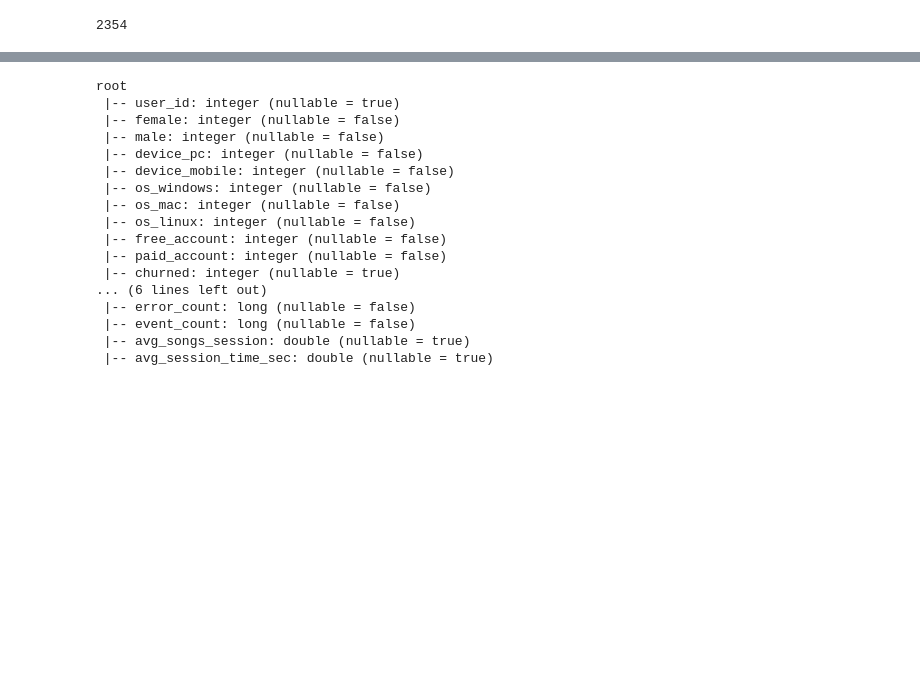
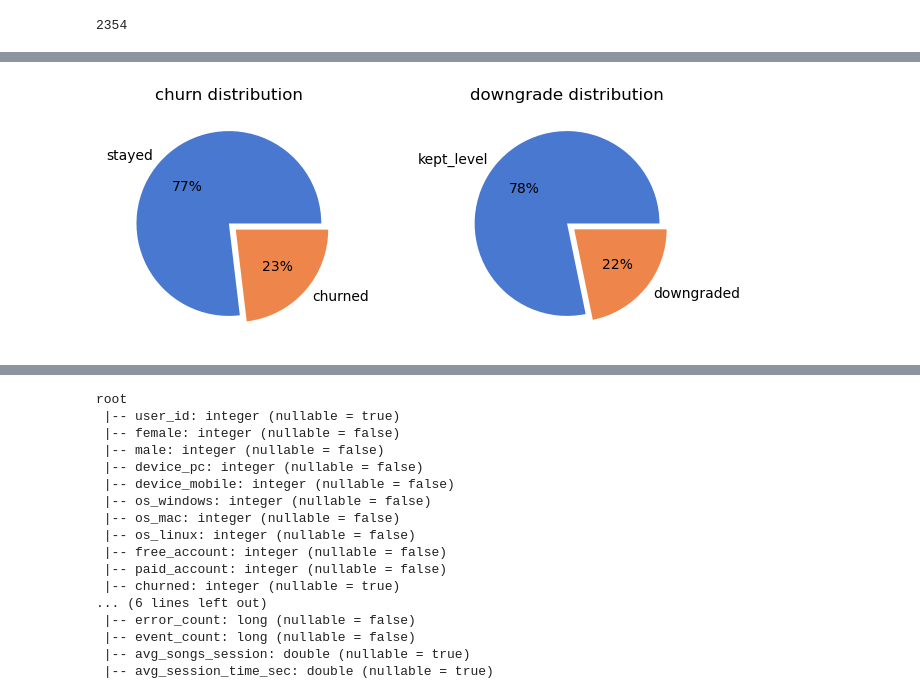
Before and after one commit to audidatacamp370/p4_capstone_spakify, a Jupyter notebook: Sparkify.ipynb, the cells around one changed output, grey strips where cells are left out. Cells and saved outputs as stored; diff of their text form; code cells hidden in the pictures; blank space fills up the shorter version.

```diff
--- a/Sparkify.ipynb
+++ b/Sparkify.ipynb
@@ -560,0 +339,10 @@ only showing top 5 rows
+# %%
+# plotting pie charts for distribution for churned and downgraded users
+fig, axs = plt.subplots(1, 2, figsize=[8,3])
+axs[0].set_title("churn distribution")
+axs[0].pie(df_user.churned.value_counts(), labels=['stayed', 'churned'],explode=(0,0.1),autopct='%.0f%%', colors=colors );
+
+axs[1].set_title("downgrade distribution")
+axs[1].pie(df_user.downgraded.value_counts(), labels=[ 'kept_level','downgraded'],explode=(0,0.1),autopct='%.0f%%', colors=colors );
+# %% [output]
+[figure, added]
```
Also changed, not shown: parts of 102 cells of this notebook.
